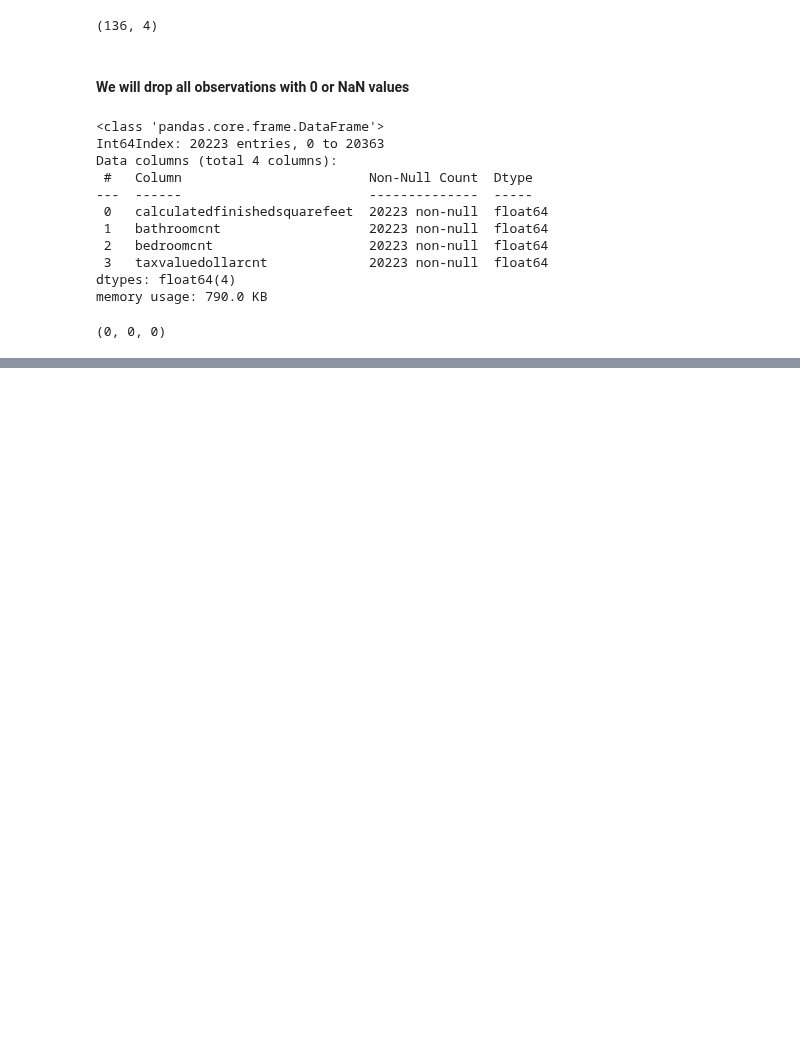
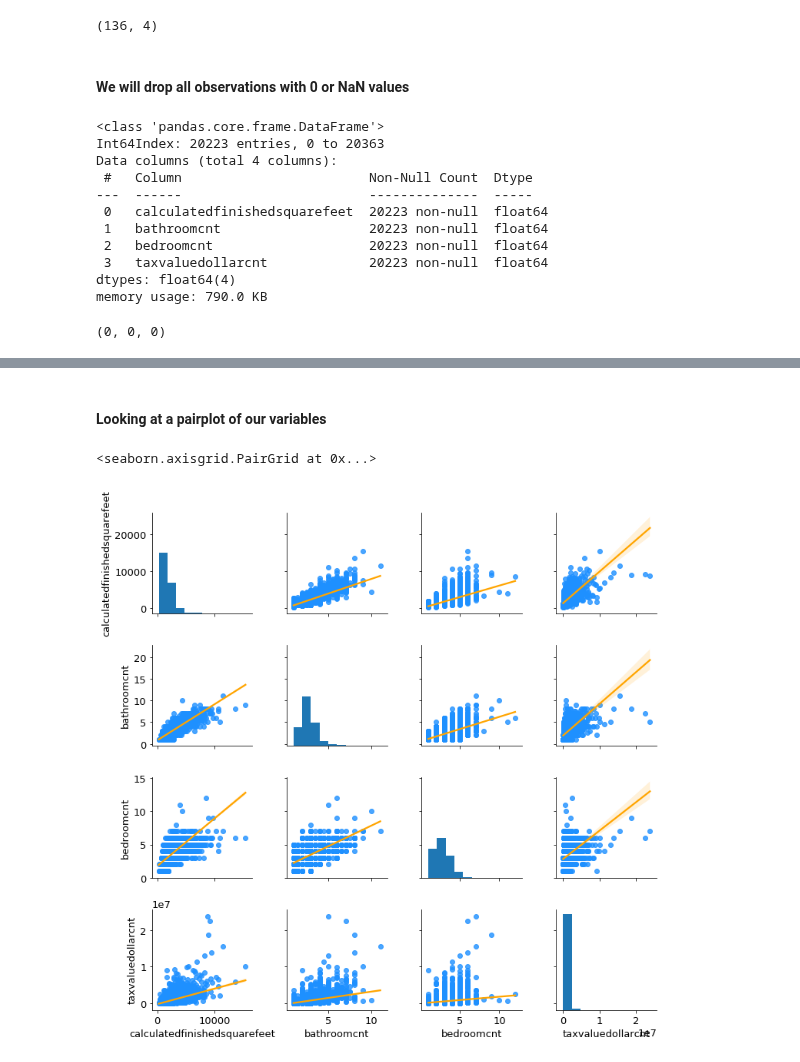
Before and after one commit to Estimating-Home-Value/Predicting-Tax-Assessed-Home-Values, a Jupyter notebook: model.ipynb, the cells around one changed output, grey strips where cells are left out. Saved outputs shown, nothing was run; the diff lists cells and outputs as text; code cells hidden in the pictures; blank space fills up the shorter version.

```diff
--- a/model.ipynb
+++ b/model.ipynb
@@ -267,0 +317,10 @@ bathr_missing, bedr_missing, sf_missing
+# %% [markdown]
+#### Looking at a pairplot of our variables
+# %%
+g = sns.PairGrid(df)
+# we can specify any two functions we want for visualization
+g.map_diag(plt.hist) # single variable
+g.map_offdiag(sns.regplot, scatter_kws={"color": "dodgerblue"}, line_kws={"color": "orange"}) # interaction of two variables
+# %% [output]
+<seaborn.axisgrid.PairGrid at 0x...>
+[figure, added]
```
Also changed, not shown: parts of 49 cells of this notebook.
